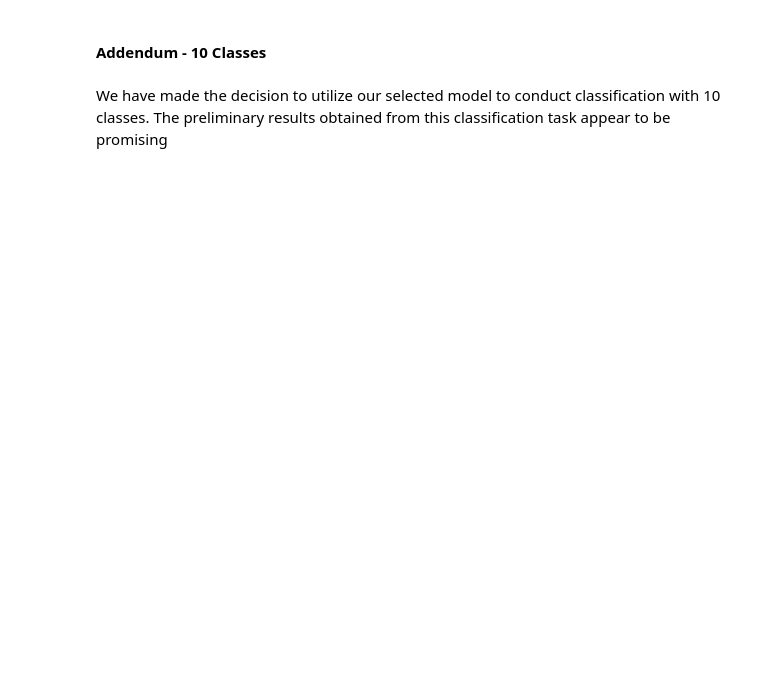
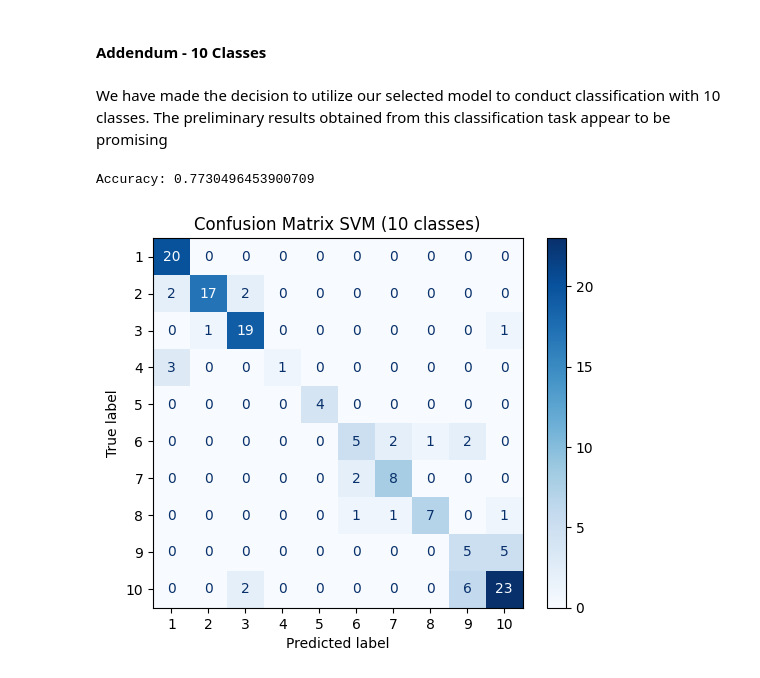
Before and after one commit to Vinavil334/SL4HD, a Jupyter notebook: Project.ipynb, the cells around one changed output. Saved outputs shown, nothing was run; the diff lists cells and outputs as text; code cells hidden in the pictures; blank space fills up the shorter version.

```diff
--- a/Project.ipynb
+++ b/Project.ipynb
@@ -1249,43 +1226,28 @@ disp.plot(cmap='Blues')
 # %% [markdown]
 We have made the decision to utilize our selected model to conduct classification with 10 classes. The preliminary results obtained from this classification task appear to be promising
 # %%
-#try our models on the 10 classes dataset
+#try our model on the 10 classes dataset
 
 X10_train=data.iloc[:,:-1]
 y10_train=d_classes['class10'].values
 
 X10_test=data_test.iloc[:,:-1]
 y10_test=d_classes_test['class10'].values
 
 scaler=StandardScaler()
 
 X10_train_scaled = scaler.fit_transform(X10_train)
 X10_test_scaled = scaler.transform(X10_test)
 
 win_svm.fit(X10_train_scaled, y10_train)
 y10_pred = win_svm.predict(X10_test_scaled)
 
 cm = confusion_matrix(y10_test, y10_pred)
 disp = ConfusionMatrixDisplay(cm,display_labels=win_svm.classes_)
 disp.plot(cmap='Blues')
+plt.title('Confusion Matrix SVM (10 classes)')
 
-win_rf.fit(X10_train_scaled, y10_train)
-y10_pred = win_rf.predict(X10_test_scaled)
-
-cm = confusion_matrix(y10_test, y10_pred)
-disp = ConfusionMatrixDisplay(cm,display_labels=win_rf.classes_)
-disp.plot(cmap='Blues')
-
-win_knn.fit(X10_train_scaled, y10_train)
-y10_pred = win_knn.predict(X10_test_scaled)
-
-cm = confusion_matrix(y10_test, y10_pred)
-disp = ConfusionMatrixDisplay(cm,display_labels=win_knn.classes_)
-disp.plot(cmap='Blues')
-
-reglog.fit(X10_train_scaled, y10_train)
-y10_pred = reglog.predict(X10_test_scaled)
-
-cm = confusion_matrix(y10_test, y10_pred)
-disp = ConfusionMatrixDisplay(cm,display_labels=reglog.classes_)
-disp.plot(cmap='Blues')
+print('Accuracy:', accuracy_score(y10_test, y10_pred))
+# %% [output]
+Accuracy: 0.7730496453900709
+[figure, added]
```
Also changed, not shown: parts of 32 cells of this notebook, 1 other file.
